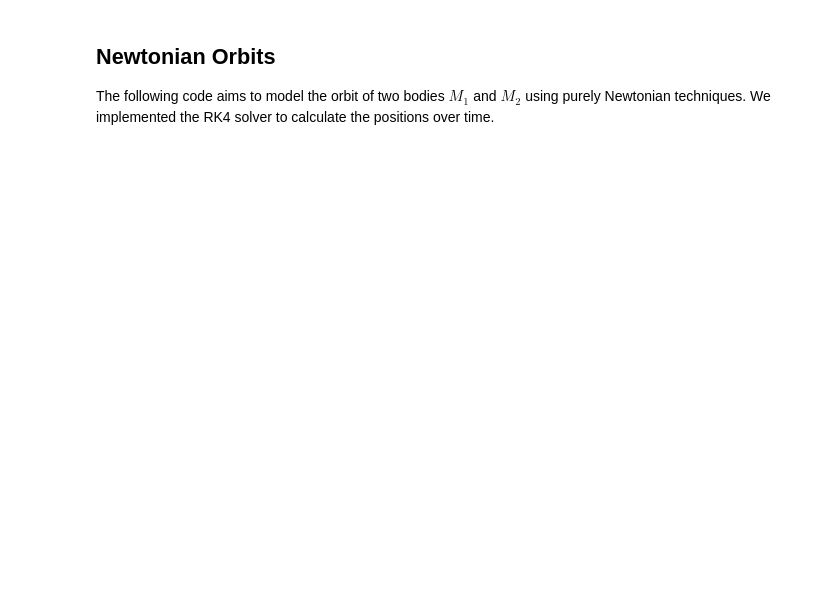
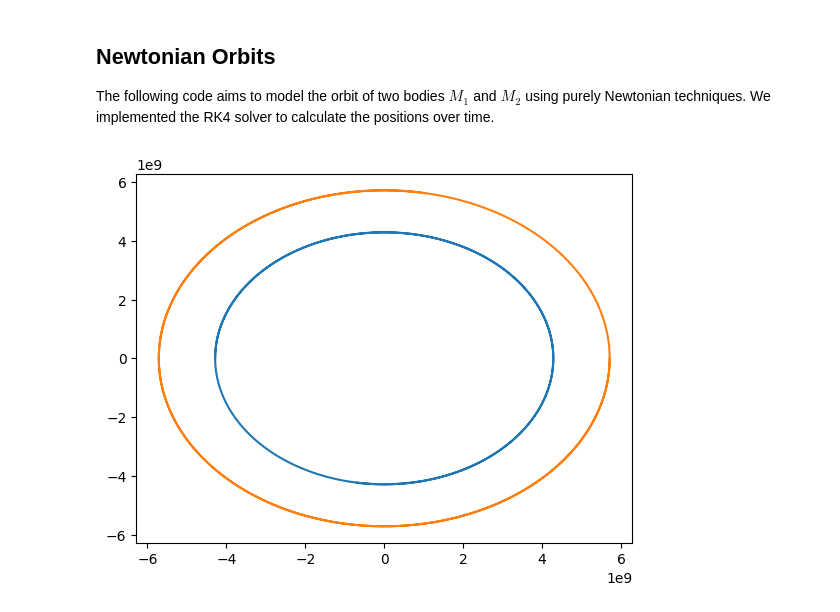
Before and after one commit to yingleipeng/GW_visualization, a Jupyter notebook: NewtonianOrbit.ipynb, the cells around one changed output. Saved outputs shown, nothing was run; the diff lists cells and outputs as text; code cells hidden in the pictures; blank space fills up the shorter version.

Commit message:
testing visual

```diff
--- a/NewtonianOrbit.ipynb
+++ b/NewtonianOrbit.ipynb
@@ -109,0 +140,34 @@ def solve_orbit(state_vec, masses):
+# %%
+# run simulation
+bh_sim.run(50, int(115810 / 50))
+# %%
+# plot orbits
+# compute center of mass for each step
+xCM = np.zeros(2316)
+yCM = np.zeros(2316)
+
+for i in range(0, len(bh_sim.b1_history[:, 0])):
+    x1 = bh_sim.b1_history[:, 0][i]
+    x2 = bh_sim.b2_history[:, 0][i]
+    xcm = ((m1*x1) + (m2*x2)) / (m1 + m2)
+
+    y1 = bh_sim.b1_history[:, 1][i]
+    y2 = bh_sim.b2_history[:, 1][i]
+    ycm = ((m1*y1) + (m2*y2)) / (m1 + m2)
+
+    xCM[i] = xcm
+    yCM[i] = ycm
+
+x1_rel = bh_sim.b1_history[:, 0] - xCM
+y1_rel = bh_sim.b1_history[:, 1] - yCM
+
+
+x2_rel = bh_sim.b2_history[:, 0] - xCM
+y2_rel = bh_sim.b2_history[:, 1] - yCM
+
+plt.plot(x1_rel, y1_rel)
+plt.plot(x2_rel, y2_rel)
+
+plt.show()
+# %% [output]
+[figure, added]
```
Also changed, not shown: parts of 2 cells of this notebook, 1 other file.
